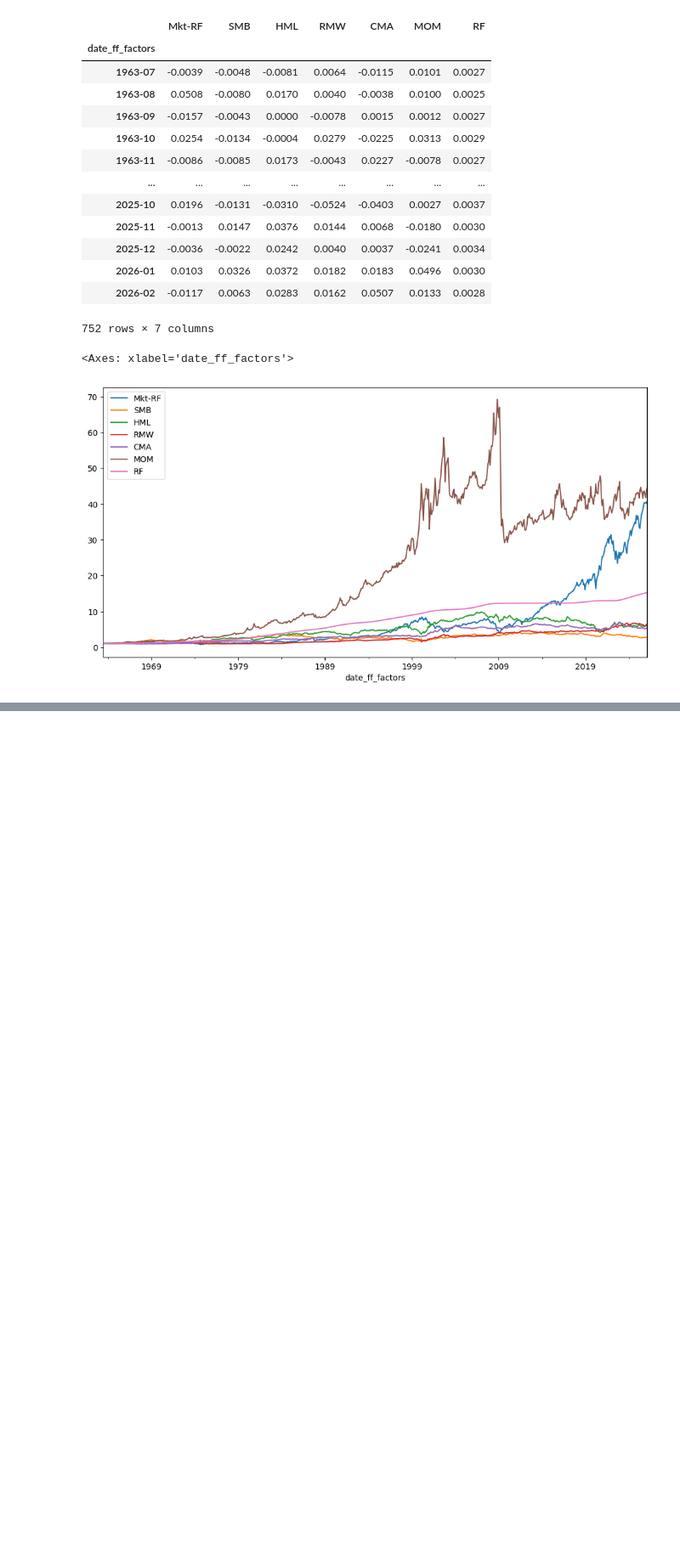
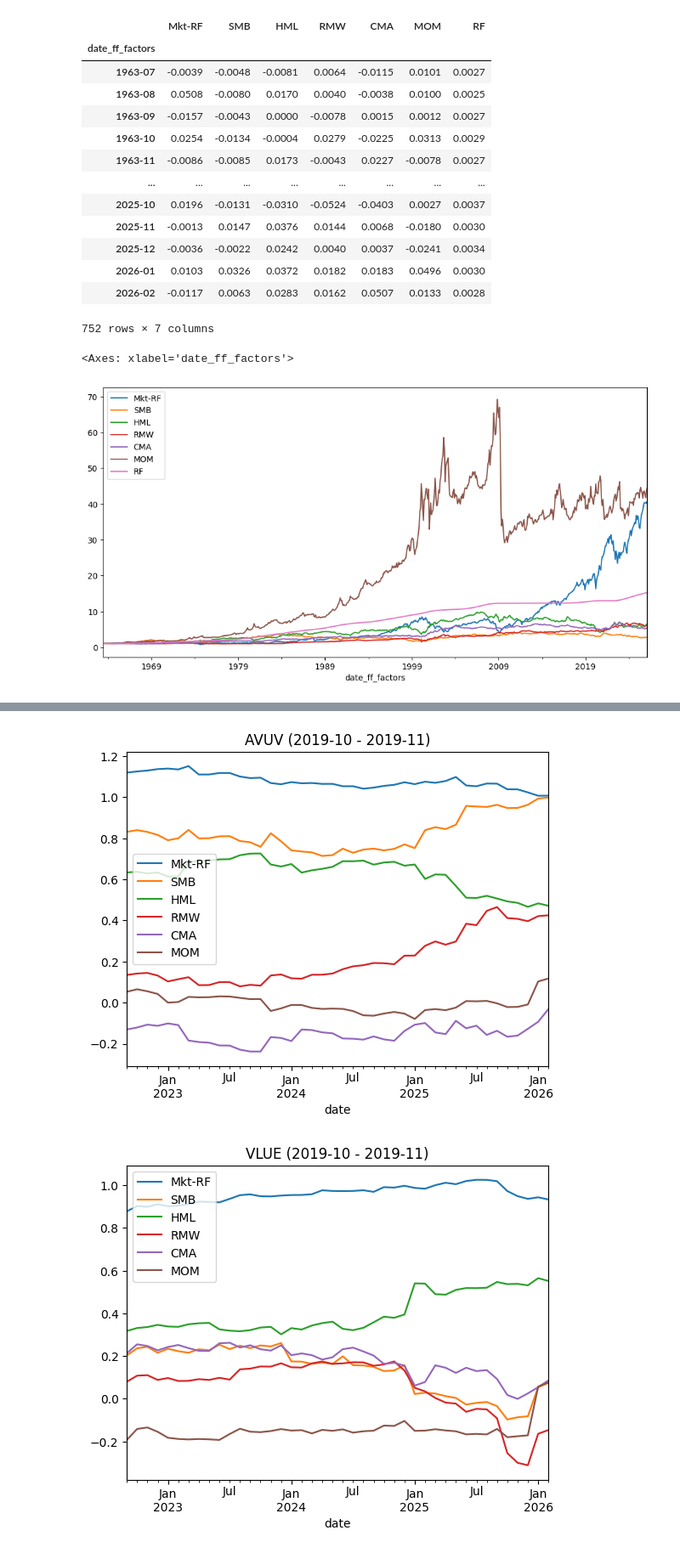
Before and after one commit to MdSadiqMd/Factor-Regression, a Jupyter notebook: factors.ipynb, the cells around one changed output, grey strips where cells are left out. Shown at 85% size. Cells and saved outputs as stored; diff of their text form; code cells hidden in the pictures; blank space fills up the shorter version.

Commit message:
rolling factor regressions

```diff
--- a/factors.ipynb
+++ b/factors.ipynb
@@ -100,0 +101,33 @@ factor_regression(rets, fft_6_factor_model)
+# %%
+def rolling_factor_regression(rets, factor_model, roll_window=36): # 3 years
+    common_idx = rets.index.intersection(factor_model.index)
+    rets = rets.loc[common_idx]
+    factor_model = factor_model.loc[common_idx]
+
+    rets_excess = rets.sub(factor_model['RF'], axis=0)
+    factor_model_minus_RF = factor_model[[*fft_6_factor_model.columns.drop('RF')]]
+
+    n_periods=rets.shape[0]
+    windows=[(start, start+roll_window) for start in range(n_periods-roll_window+1)]
+    if n_periods<=roll_window:
+        print('Sample smaller than roll window')
+        return
+
+    results = {}
+    for ret_access in rets_excess:
+        factor_loading_per_window = []
+        for win in windows:
+            lm=sm.OLS(rets_excess[ret_access].iloc[win[0]:win[1]], factor_model_minus_RF.iloc[win[0]:win[1]]).fit()
+            factor_loadings=lm.params
+            factor_loadings['date']=rets_excess.index[win[1]-1]
+            factor_loading_per_window.append(factor_loadings)
+        results[ret_access] = pd.DataFrame(factor_loading_per_window).set_index('date')
+
+    return results
+# %%
+results = rolling_factor_regression(rets, fft_6_factor_model)
+for ticker in results:
+    results[ticker].plot(title=f'{ticker} ({rets.index[0]} - {rets.index[1]})')
+# %% [output]
+[figure, added]
+[figure, added]
```
Also changed, not shown: parts of 3 cells of this notebook.
